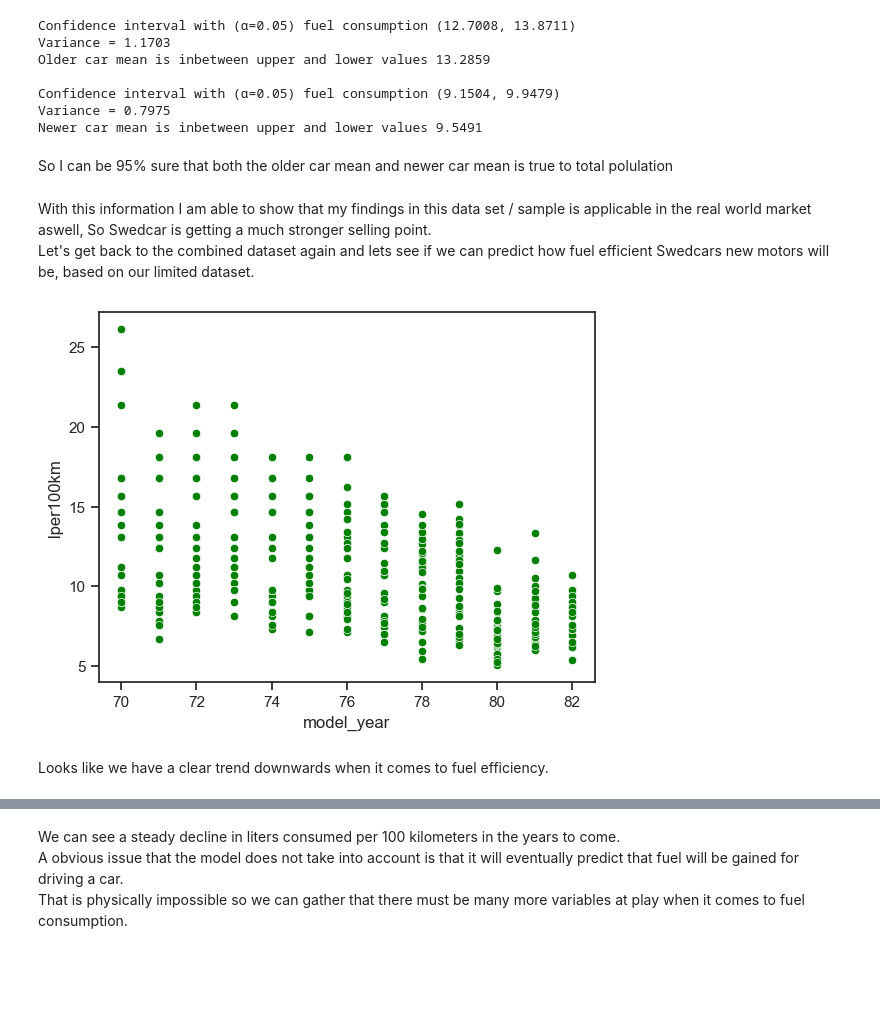
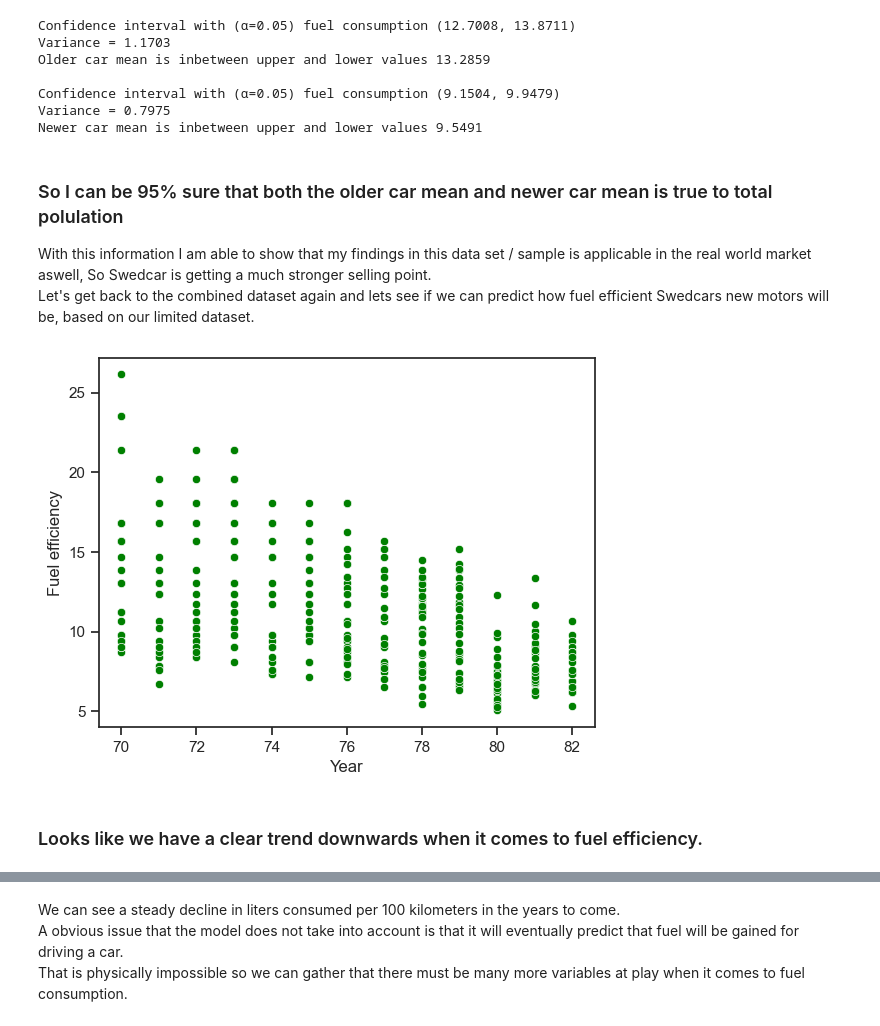
Before and after one commit to Rufshod/Statistical_Analysis_Alexander_Andersson, a Jupyter notebook: Lab/Lab_cars.ipynb, the cells around one changed output, grey strips where cells are left out. Cells and saved outputs as stored; diff of their text form; code cells hidden in the pictures; blank space fills up the shorter version.

```diff
--- a/Lab/Lab_cars.ipynb
+++ b/Lab/Lab_cars.ipynb
@@ -43,21 +30,25 @@ Stures Car AB seems a bit stuck in the past so I'll have to make sure that my fi
 First lets start with exploring / cleaning the data
 # %%
 # Importing and cleaning data
-filepath = "../Lab/Data/cars.csv" # Creating filepath
-df = pd.read_csv(filepath) # reading csv with pandas
+filepath = "../Lab/Data/cars.csv"  # Creating filepath
+df = pd.read_csv(filepath)  # reading csv with pandas
 
 # Adding columns
-df[["name", "test"]] = df["name"].str.split(" ", 1, expand=True)  # Creating a new column
-df.rename(columns={"name": "make", "test": "model", "mpg": "lper100km"}, inplace=True) # Renaming columns
-cars = df # Creating a new dataframe
+df[["name", "test"]] = df["name"].str.split(
+    " ", 1, expand=True
+)  # Creating a new column
+df.rename(
+    columns={"name": "make", "test": "model", "mpg": "lper100km"}, inplace=True
+)  # Renaming columns
+cars = df  # Creating a new dataframe
 
 # Handling spelling mistakes:
 #   The spelling mistakes were found by manually looking through the data.
 #   func_rename can be found in the Functions.py file
-func_rename(cars,"vw","volkswagen"), func_rename(cars,"vokswagen","volkswagen")
-func_rename(cars,"chevy","chevrolet"), func_rename(cars,"chevroelt","chevrolet")
-func_rename(cars,"maxda","mazda"), func_rename(cars,"toyouta", "toyota")
-func_rename(cars,"mercedes-benz", "mercedes"),
+func_rename(cars, "vw", "volkswagen"), func_rename(cars, "vokswagen", "volkswagen")
+func_rename(cars, "chevy", "chevrolet"), func_rename(cars, "chevroelt", "chevrolet")
+func_rename(cars, "maxda", "mazda"), func_rename(cars, "toyouta", "toyota")
+func_rename(cars, "mercedes-benz", "mercedes"),
 
 # Converting the weight and miles per gallon into the metric system.
 #  func_conversion can be found in the Functions.py file
@@ -66,12 +57,12 @@ func_conversion(cars, "lper100km")
 
 # Lets check if any data is missing.
 cars.isna().sum()
-np.where(cars.isna().any(axis=1)) # Checking for nans.
-nanlist =  [32, 126, 150, 330, 336, 346, 354, 374] # The indexes for nan values.
+np.where(cars.isna().any(axis=1))  # Checking for nans.
+nanlist = [32, 126, 150, 330, 336, 346, 354, 374]  # The indexes for nan values.
 for i in range(len(nanlist)):
-    print(cars.iloc[nanlist[i]]) # Simple forloop to print out all nan rows.
+    print(cars.iloc[nanlist[i]])  # Simple forloop to print out all nan rows.
 
-#Total NaNs in dataframe is 8. 8/len(cars) ~ 2 %
+# Total NaNs in dataframe is 8. 8/len(cars) ~ 2 %
 # I find it acceptable to drop NaNs due to the value being so low. Would it be higher I would have to fill the data with the mean or ask the client for a complete sample
 
 cars.dropna(inplace=True)
@@ -178,16 +189,18 @@ Older car mean is inbetween upper and lower values 13.2859
 Confidence interval with (α=0.05) fuel consumption (9.1504, 9.9479)
 Variance = 0.7975
 Newer car mean is inbetween upper and lower values 9.5491
-# %% [markdown]
-So I can be 95% sure that both the older car mean and newer car mean is true to total polulation
 # %% [markdown]
+### So I can be 95% sure that both the older car mean and newer car mean is true to total polulation
 With this information I am able to show that my findings in this data set / sample is applicable in the real world market aswell, So Swedcar is getting a much stronger selling point.
 Let's get back to the combined dataset again and lets see if we can predict how fuel efficient Swedcars new motors will be, based on our limited dataset.
 # %%
 # Ill do a quick scatterplot in order to see if there is any potential in a prediction first
-sns.scatterplot(cars, x = "model_year", y= "lper100km", color="green");
+fig = sns.scatterplot(cars, x="model_year", y="lper100km", color="green")
+plt.xlabel("Year")
+plt.ylabel("Fuel efficiency")
+plt.show()
 # %% [output]
-[figure, old version]
+[figure, new version]
 # %% [markdown]
-Looks like we have a clear trend downwards when it comes to fuel efficiency.
+### Looks like we have a clear trend downwards when it comes to fuel efficiency.
 # %%
```
Also changed, not shown: parts of 22 cells of this notebook.
